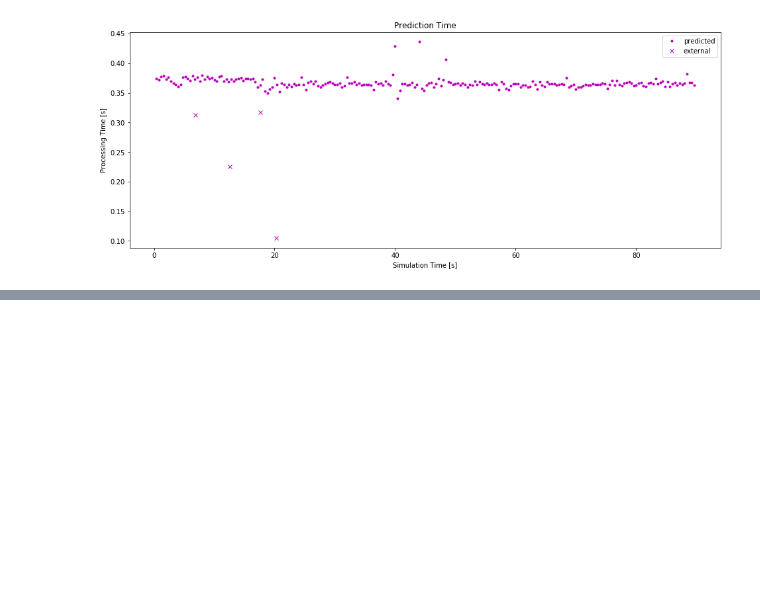
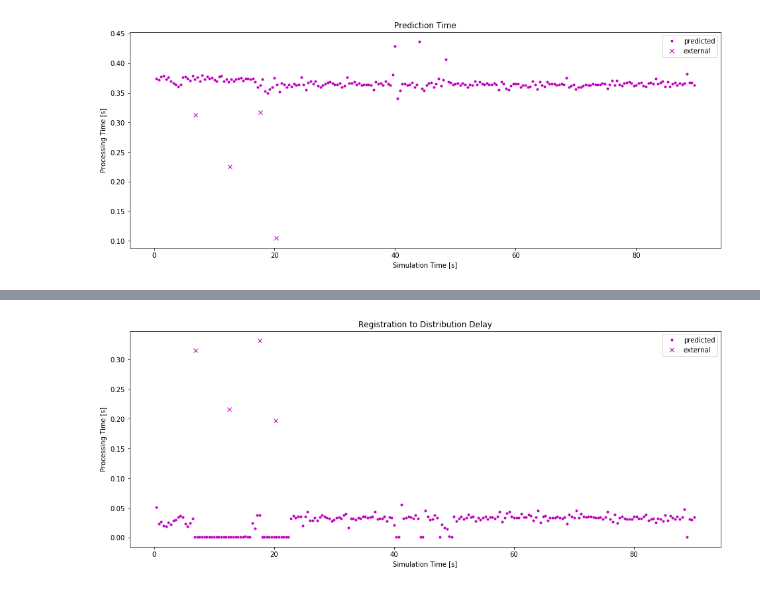
Before and after one commit to AIT-IES/FMITerminalBlock, a Jupyter notebook: scripts/delay-structure-evaluation.ipynb, the cells around one changed output, grey strips where cells are left out. Cells and saved outputs as stored; diff of their text form; code cells hidden in the pictures; blank space fills up the shorter version.

Commit message:
ADD: Registration to distribution delay evaluation

```diff
--- a/scripts/delay-structure-evaluation.ipynb
+++ b/scripts/delay-structure-evaluation.ipynb
@@ -78,0 +82,16 @@ plt.show()
+# %%
+wait_axis_pred = ds.get_wait_delay_axis(tds.DataSet.filter_include_predicted)
+wait_axis_ext = ds.get_wait_delay_axis(tds.DataSet.filter_include_external)
+# %%
+plt.figure(figsize=(16,6), dpi=72)
+
+plt.plot(wait_axis_pred.get_simulation_time_data(), wait_axis_pred.get_delay(), 'm.', label="predicted")
+plt.plot(wait_axis_ext.get_simulation_time_data(), wait_axis_ext.get_delay(), 'mx', label="external")
+
+plt.ylabel("Processing Time [s]")
+plt.xlabel("Simulation Time [s]")
+plt.title("Registration to Distribution Delay")
+plt.legend()
+plt.show()
+# %% [output]
+[figure, added]
```
Also changed, not shown: parts of 1 cell of this notebook, 2 other files.
